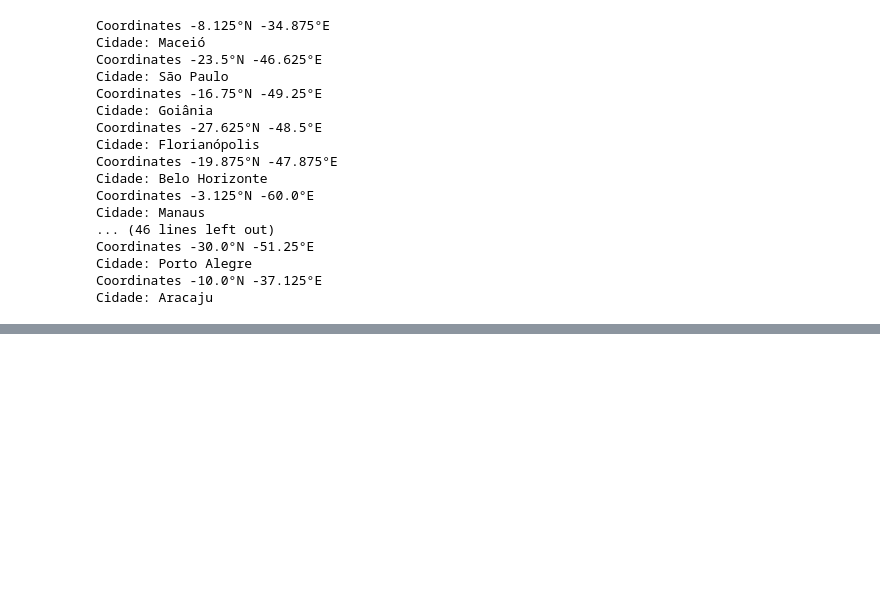
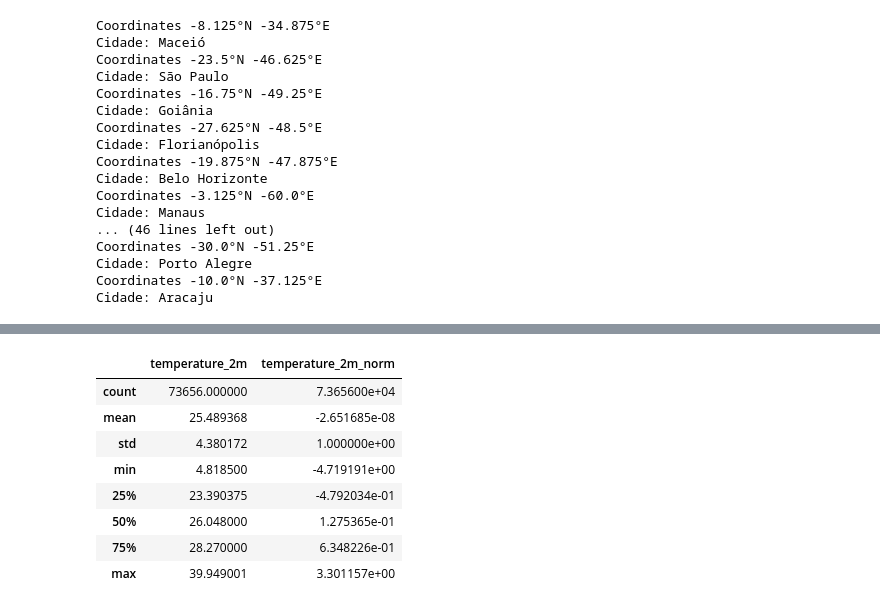
Before and after one commit to luisroliveira/projeto1, a Jupyter notebook: projeto.ipynb, the cells around one changed output, grey strips where cells are left out. Cells and saved outputs as stored; diff of their text form; code cells hidden in the pictures; blank space fills up the shorter version.

```diff
--- a/projeto.ipynb
+++ b/projeto.ipynb
@@ -173,0 +220,3 @@ Cidade: Aracaju
+# %%
+colunas_numericas = df.select_dtypes(include=[int, float]).columns
+colunas_numericas
@@ -173,0 +250,6 @@ Cidade: Aracaju
+# %%
+df_norm = df.copy()
+for coluna in colunas_numericas:
+    nova_coluna = coluna + "_norm"
+    print(nova_coluna)
+    df_norm[nova_coluna] = (df[coluna] - df[coluna].mean()) / (df[coluna].std())
@@ -173,0 +272,12 @@ Cidade: Aracaju
+# %%
+df_norm[['temperature_2m', 'temperature_2m_norm']].describe()
+# %% [output]
+|  | temperature_2m | temperature_2m_norm |
+| count | 73656.000000 | 7.365600e+04 |
+| mean | 25.489368 | -2.651685e-08 |
+| std | 4.380172 | 1.000000e+00 |
+| min | 4.818500 | -4.719191e+00 |
+| 25% | 23.390375 | -4.792034e-01 |
+| 50% | 26.048000 | 1.275365e-01 |
+| 75% | 28.270000 | 6.348226e-01 |
+| max | 39.949001 | 3.301157e+00 |
```
Also changed, not shown: parts of 11 cells of this notebook.
